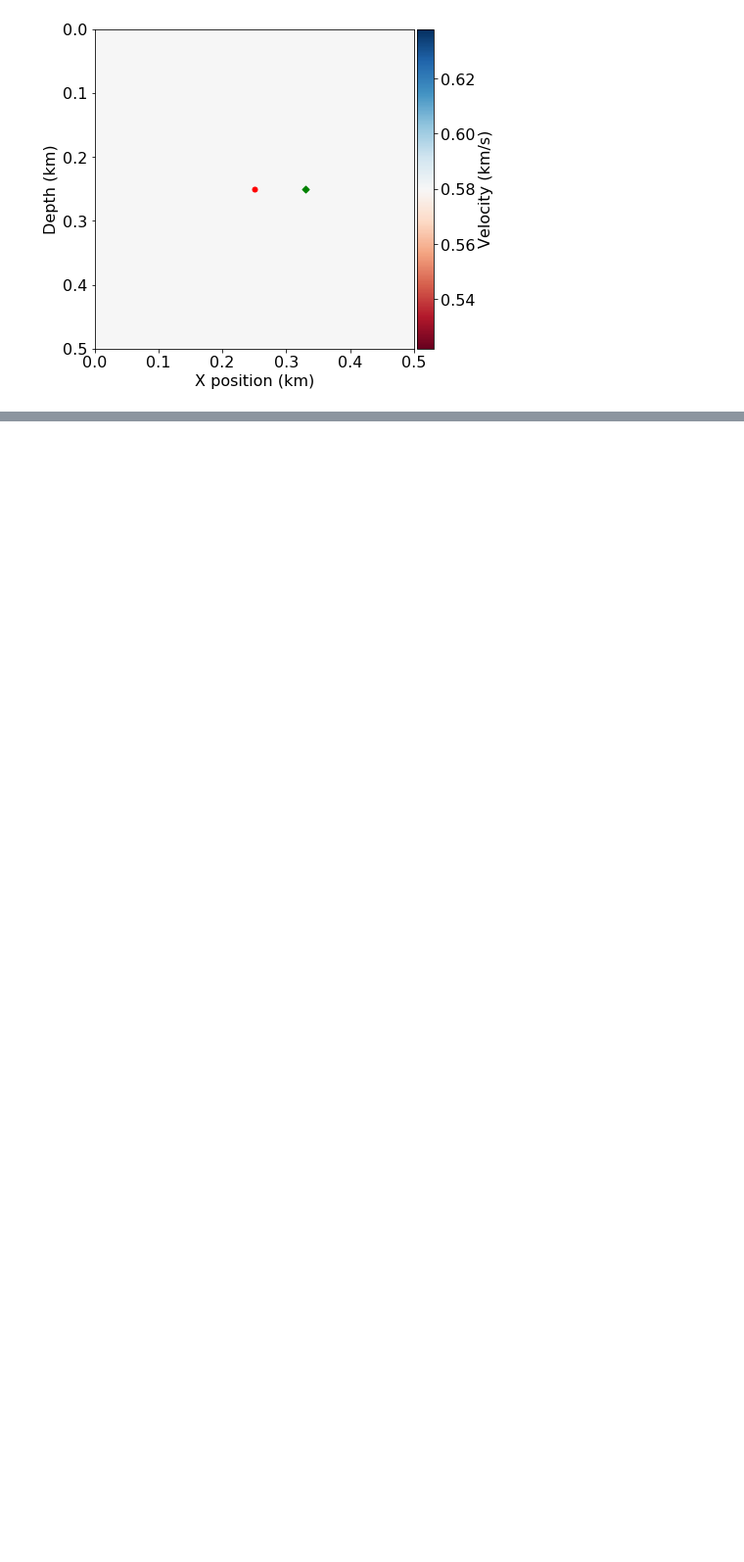
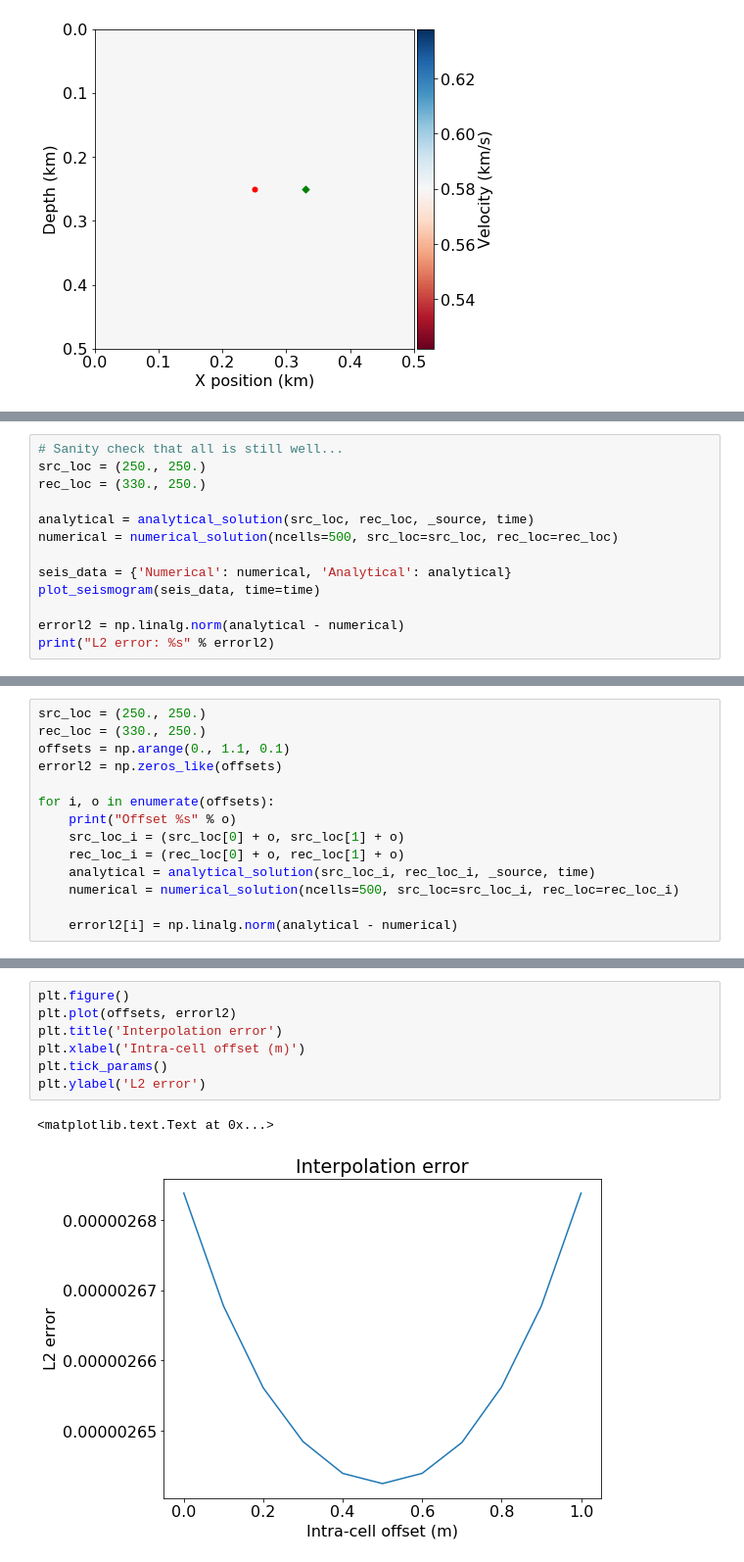
Before and after one commit to gamdow/devito, a Jupyter notebook: examples/seismic/convergence.ipynb, the cells around one changed output, grey strips where cells are left out. Shown at 98% size. Cells and saved outputs as stored; diff of their text form; blank space fills up the shorter version.

```diff
--- a/examples/seismic/convergence.ipynb
+++ b/examples/seismic/convergence.ipynb
@@ -292,0 +361,13 @@ errorl2
+# %%
+# Sanity check that all is still well...
+src_loc = (250., 250.)
+rec_loc = (330., 250.)
+
+analytical = analytical_solution(src_loc, rec_loc, _source, time)
+numerical = numerical_solution(ncells=500, src_loc=src_loc, rec_loc=rec_loc)
+
+seis_data = {'Numerical': numerical, 'Analytical': analytical}
+plot_seismogram(seis_data, time=time)
+
+errorl2 = np.linalg.norm(analytical - numerical)
+print("L2 error: %s" % errorl2)
@@ -292,0 +379,14 @@ errorl2
+# %%
+src_loc = (250., 250.)
+rec_loc = (330., 250.)
+offsets = np.arange(0., 1.1, 0.1)
+errorl2 = np.zeros_like(offsets)
+
+for i, o in enumerate(offsets):
+    print("Offset %s" % o)
+    src_loc_i = (src_loc[0] + o, src_loc[1] + o)
+    rec_loc_i = (rec_loc[0] + o, rec_loc[1] + o)
+    analytical = analytical_solution(src_loc_i, rec_loc_i, _source, time)
+    numerical = numerical_solution(ncells=500, src_loc=src_loc_i, rec_loc=rec_loc_i)
+
+    errorl2[i] = np.linalg.norm(analytical - numerical)
@@ -292,0 +405,10 @@ errorl2
+# %%
+plt.figure()
+plt.plot(offsets, errorl2)
+plt.title('Interpolation error')
+plt.xlabel('Intra-cell offset (m)')
+plt.tick_params()
+plt.ylabel('L2 error')
+# %% [output]
+<matplotlib.text.Text at 0x...>
+[figure, added]
```
Also changed, not shown: parts of 14 cells of this notebook.
